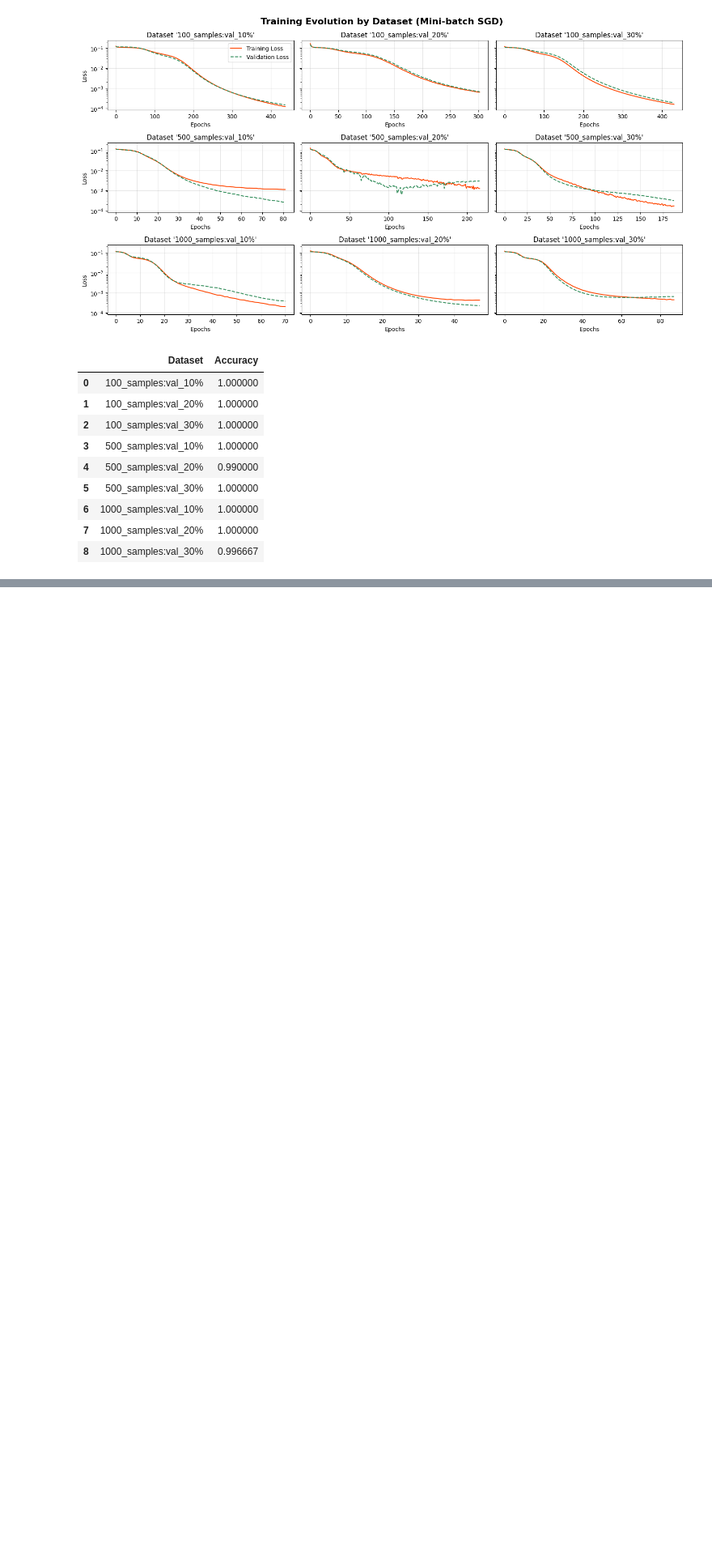
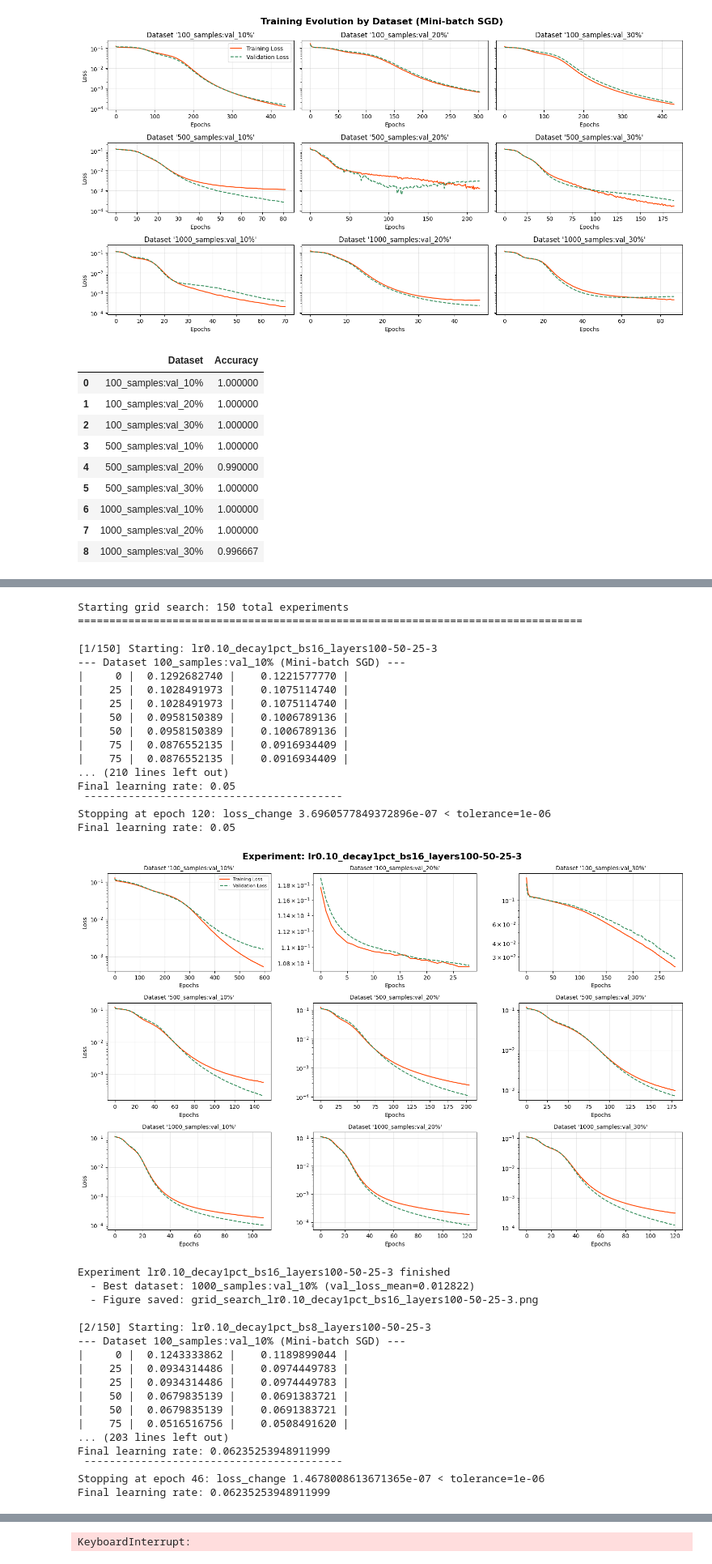
Before and after one commit to elepad-org/mlp, a Jupyter notebook: model/notebook.ipynb, the cells around one changed output, grey strips where cells are left out. Shown at 81% size. Saved outputs shown, nothing was run; the diff lists cells and outputs as text; code cells hidden in the pictures; blank space fills up the shorter version.

```diff
--- a/model/notebook.ipynb
+++ b/model/notebook.ipynb
@@ -1636,0 +1823,38 @@ Final learning rate: 0.1
+# %%
+grid_search_minibatch(datasets)
+# %% [output]
+Starting grid search: 150 total experiments
+================================================================================
+
+[1/150] Starting: lr0.10_decay1pct_bs16_layers100-50-25-3
+--- Dataset 100_samples:val_10% (Mini-batch SGD) ---
+|     0 |  0.1292682740 |    0.1221577770 |
+|    25 |  0.1028491973 |    0.1075114740 |
+|    25 |  0.1028491973 |    0.1075114740 |
+|    50 |  0.0958150389 |    0.1006789136 |
+|    50 |  0.0958150389 |    0.1006789136 |
+|    75 |  0.0876552135 |    0.0916934409 |
+|    75 |  0.0876552135 |    0.0916934409 |
+... (210 lines left out)
+Final learning rate: 0.05
+ ¯¯¯¯¯¯¯¯¯¯¯¯¯¯¯¯¯¯¯¯¯¯¯¯¯¯¯¯¯¯¯¯¯¯¯¯¯¯¯¯¯
+Stopping at epoch 120: loss_change 3.6960577849372896e-07 < tolerance=1e-06
+Final learning rate: 0.05
+[figure, added]
+Experiment lr0.10_decay1pct_bs16_layers100-50-25-3 finished
+  - Best dataset: 1000_samples:val_10% (val_loss_mean=0.012822)
+  - Figure saved: grid_search_lr0.10_decay1pct_bs16_layers100-50-25-3.png
+
+[2/150] Starting: lr0.10_decay1pct_bs8_layers100-50-25-3
+--- Dataset 100_samples:val_10% (Mini-batch SGD) ---
+|     0 |  0.1243333862 |    0.1189899044 |
+|    25 |  0.0934314486 |    0.0974449783 |
+|    25 |  0.0934314486 |    0.0974449783 |
+|    50 |  0.0679835139 |    0.0691383721 |
+|    50 |  0.0679835139 |    0.0691383721 |
+|    75 |  0.0516516756 |    0.0508491620 |
+... (203 lines left out)
+Final learning rate: 0.06235253948911999
+ ¯¯¯¯¯¯¯¯¯¯¯¯¯¯¯¯¯¯¯¯¯¯¯¯¯¯¯¯¯¯¯¯¯¯¯¯¯¯¯¯¯
+Stopping at epoch 46: loss_change 1.4678008613671365e-07 < tolerance=1e-06
+Final learning rate: 0.06235253948911999
@@ -1636,0 +1897 @@ Final learning rate: 0.1
+KeyboardInterrupt:
```
Also changed, not shown: parts of 3 cells of this notebook.
